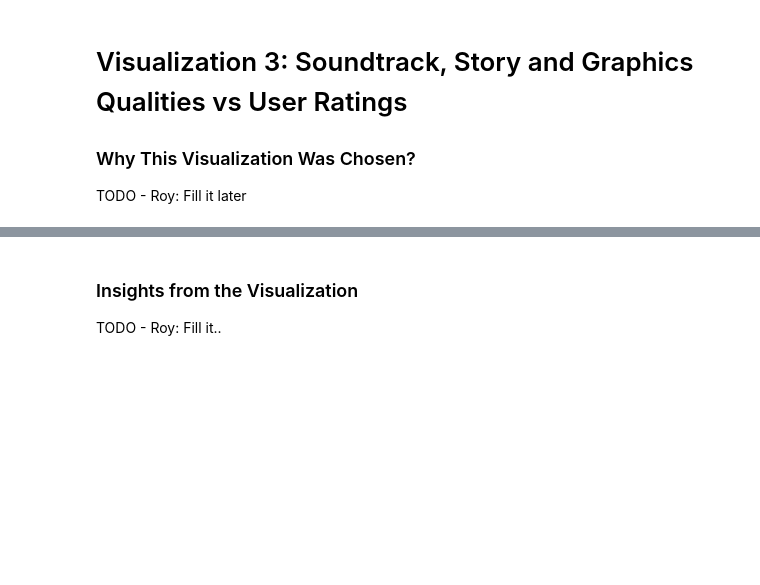
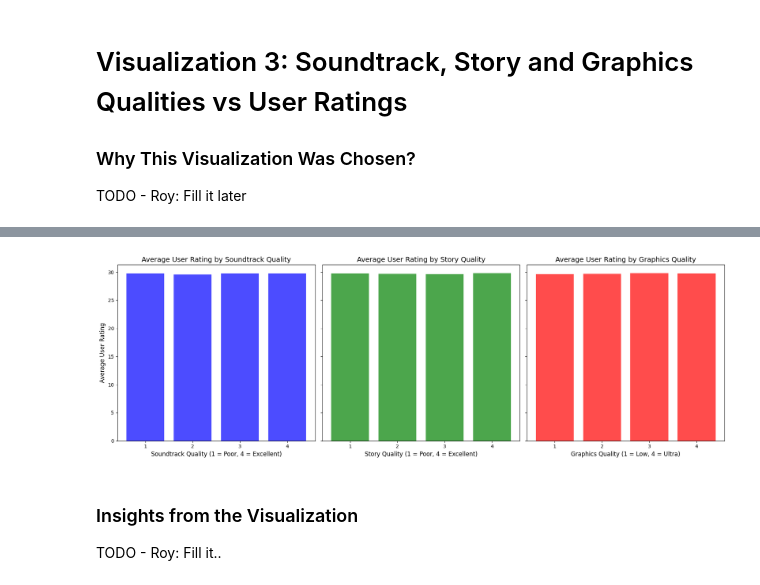
Before and after one commit to giladvi100/Data-Gaming, a Jupyter notebook: project.ipynb, the cells around one changed output, grey strips where cells are left out. Saved outputs shown, nothing was run; the diff lists cells and outputs as text; code cells hidden in the pictures; blank space fills up the shorter version.

```diff
--- a/project.ipynb
+++ b/project.ipynb
@@ -131,67 +131,67 @@ TODO - Roy: Fill it later
 # plt.show()
 
 
-# Check unique values in the quality columns to ensure proper mapping
-print("Unique values in Soundtrack Quality:", data['Soundtrack Quality'].unique())
-print("Unique values in Story Quality:", data['Story Quality'].unique())
-print("Unique values in Graphics Quality:", data['Graphics Quality'].unique())
+# # Check unique values in the quality columns to ensure proper mapping
+# print("Unique values in Soundtrack Quality:", data['Soundtrack Quality'].unique())
+# print("Unique values in Story Quality:", data['Story Quality'].unique())
+# print("Unique values in Graphics Quality:", data['Graphics Quality'].unique())
 
-# Check if any missing values are present in the mapped columns
-print("\nMissing values in mapped columns:")
-print(data[['Soundtrack Quality', 'Story Quality', 'Graphics Quality']].isnull().sum())
+# # Check if any missing values are present in the mapped columns
+# print("\nMissing values in mapped columns:")
+# print(data[['Soundtrack Quality', 'Story Quality', 'Graphics Quality']].isnull().sum())
 
-# Check for any unexpected values
-print("\nRows where Soundtrack Quality is not mapped correctly:")
-print(data[data['Soundtrack Quality'].isna()])
+# # Check for any unexpected values
+# print("\nRows where Soundtrack Quality is not mapped correctly:")
+# print(data[data['Soundtrack Quality'].isna()])
 
-print("\nRows where Story Quality is not mapped correctly:")
-print(data[data['Story Quality'].isna()])
+# print("\nRows where Story Quality is not mapped correctly:")
+# print(data[data['Story Quality'].isna()])
 
-print("\nRows where Graphics Quality is not mapped correctly:")
-print(data[data['Graphics Quality'].isna()])
+# print("\nRows where Graphics Quality is not mapped correctly:")
+# print(data[data['Graphics Quality'].isna()])
 
 
-# Calculate the average user rating for each quality level
-avg_ratings = data.groupby('Soundtrack Quality')['User Rating'].mean()
-print("Average User Rating for Soundtrack Quality levels:")
-print(avg_ratings)
+# # Calculate the average user rating for each quality level
+# avg_ratings = data.groupby('Soundtrack Quality')['User Rating'].mean()
+# print("Average User Rating for Soundtrack Quality levels:")
+# print(avg_ratings)
 
-avg_ratings = data.groupby('Story Quality')['User Rating'].mean()
-print("\nAverage User Rating for Story Quality levels:")
-print(avg_ratings)
+# avg_ratings = data.groupby('Story Quality')['User Rating'].mean()
+# print("\nAverage User Rating for Story Quality levels:")
+# print(avg_ratings)
 
-avg_ratings = data.groupby('Graphics Quality')['User Rating'].mean()
-print("\nAverage User Rating for Graphics Quality levels:")
-print(avg_ratings)
+# avg_ratings = data.groupby('Graphics Quality')['User Rating'].mean()
+# print("\nAverage User Rating for Graphics Quality levels:")
+# print(avg_ratings)
 
 
-# # Calculate average user ratings for each quality level
-# sound_avg = data.groupby('Soundtrack Quality')['User Rating'].mean()
-# story_avg = data.groupby('Story Quality')['User Rating'].mean()
-# graphics_avg = data.groupby('Graphics Quality')['User Rating'].mean()
+# Calculate average user ratings for each quality level
+sound_avg = data.groupby('Soundtrack Quality')['User Rating'].mean()
+story_avg = data.groupby('Story Quality')['User Rating'].mean()
+graphics_avg = data.groupby('Graphics Quality')['User Rating'].mean()
 
-# # Create bar plots
-# fig, axes = plt.subplots(1, 3, figsize=(18, 6), sharey=True)
+# Create bar plots
+fig, axes = plt.subplots(1, 3, figsize=(18, 6), sharey=True)
 
-# # Plot 1: Soundtrack Quality vs Average User Rating
-# axes[0].bar(sound_avg.index, sound_avg.values, color='blue', alpha=0.7)
-# axes[0].set_title('Average User Rating by Soundtrack Quality', fontsize=14)
-# axes[0].set_xlabel('Soundtrack Quality (1 = Poor, 4 = Excellent)', fontsize=12)
-# axes[0].set_ylabel('Average User Rating', fontsize=12)
-# axes[0].set_xticks([1, 2, 3, 4])
+# Plot 1: Soundtrack Quality vs Average User Rating
+axes[0].bar(sound_avg.index, sound_avg.values, color='blue', alpha=0.7)
+axes[0].set_title('Average User Rating by Soundtrack Quality', fontsize=14)
+axes[0].set_xlabel('Soundtrack Quality (1 = Poor, 4 = Excellent)', fontsize=12)
+axes[0].set_ylabel('Average User Rating', fontsize=12)
+axes[0].set_xticks([1, 2, 3, 4])
 
-# # Plot 2: Story Quality vs Average User Rating
-# axes[1].bar(story_avg.index, story_avg.values, color='green', alpha=0.7)
-# axes[1].set_title('Average User Rating by Story Quality', fontsize=14)
-# axes[1].set_xlabel('Story Quality (1 = Poor, 4 = Excellent)', fontsize=12)
-# axes[1].set_xticks([1, 2, 3, 4])
+# Plot 2: Story Quality vs Average User Rating
+axes[1].bar(story_avg.index, story_avg.values, color='green', alpha=0.7)
+axes[1].set_title('Average User Rating by Story Quality', fontsize=14)
+axes[1].set_xlabel('Story Quality (1 = Poor, 4 = Excellent)', fontsize=12)
+axes[1].set_xticks([1, 2, 3, 4])
 
-# # Plot 3: Graphics Quality vs Average User Rating
-# axes[2].bar(graphics_avg.index, graphics_avg.values, color='red', alpha=0.7)
-# axes[2].set_title('Average User Rating by Graphics Quality', fontsize=14)
-# axes[2].set_xlabel('Graphics Quality (1 = Low, 4 = Ultra)', fontsize=12)
-# axes[2].set_xticks([1, 2, 3, 4])
+# Plot 3: Graphics Quality vs Average User Rating
+axes[2].bar(graphics_avg.index, graphics_avg.values, color='red', alpha=0.7)
+axes[2].set_title('Average User Rating by Graphics Quality', fontsize=14)
+axes[2].set_xlabel('Graphics Quality (1 = Low, 4 = Ultra)', fontsize=12)
+axes[2].set_xticks([1, 2, 3, 4])
 
-# plt.tight_layout()
-# plt.show()
+plt.tight_layout()
+plt.show()
 # %% [output]
@@ -215,3 +198,4 @@ Name: User Rating, dtype: float64
+[figure, added]
 # %% [markdown]
 ### Insights from the Visualization
 TODO - Roy: Fill it..
```
Also changed, not shown: parts of 1 cell of this notebook.
